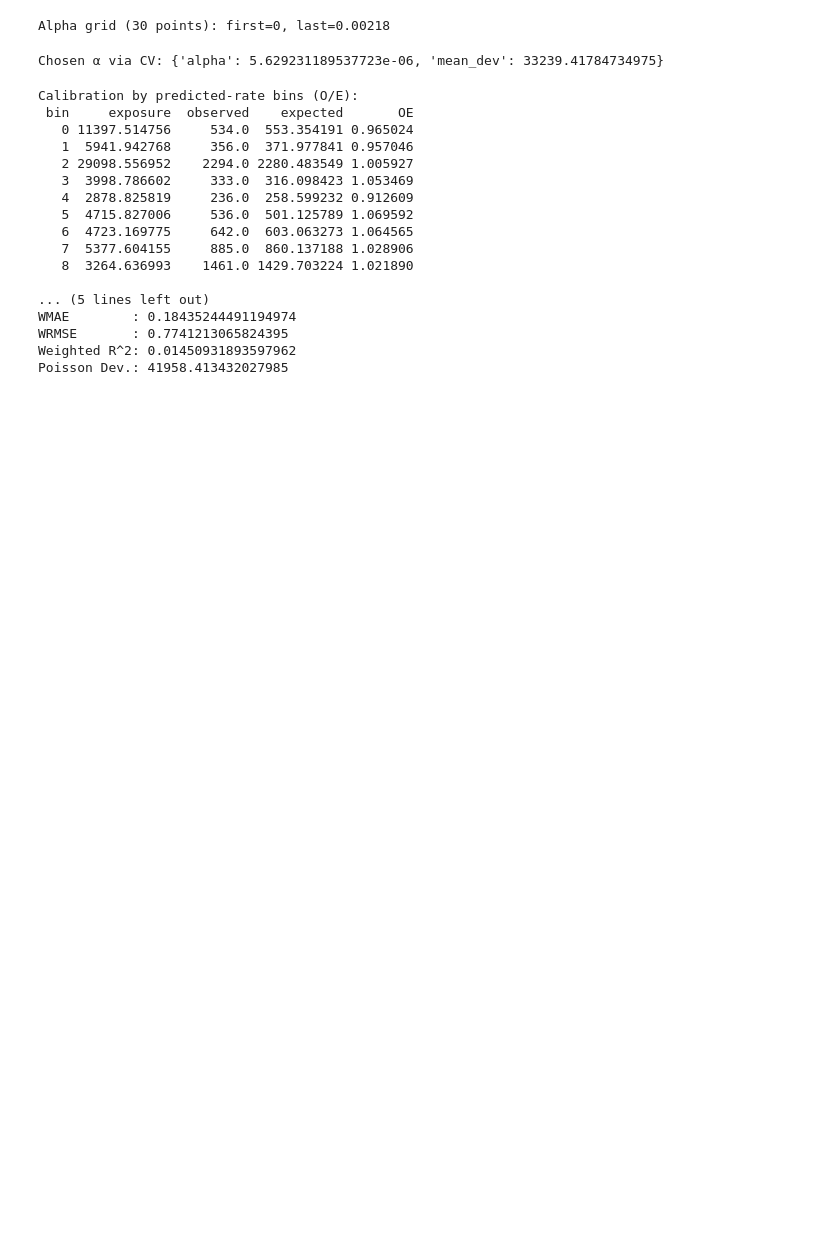
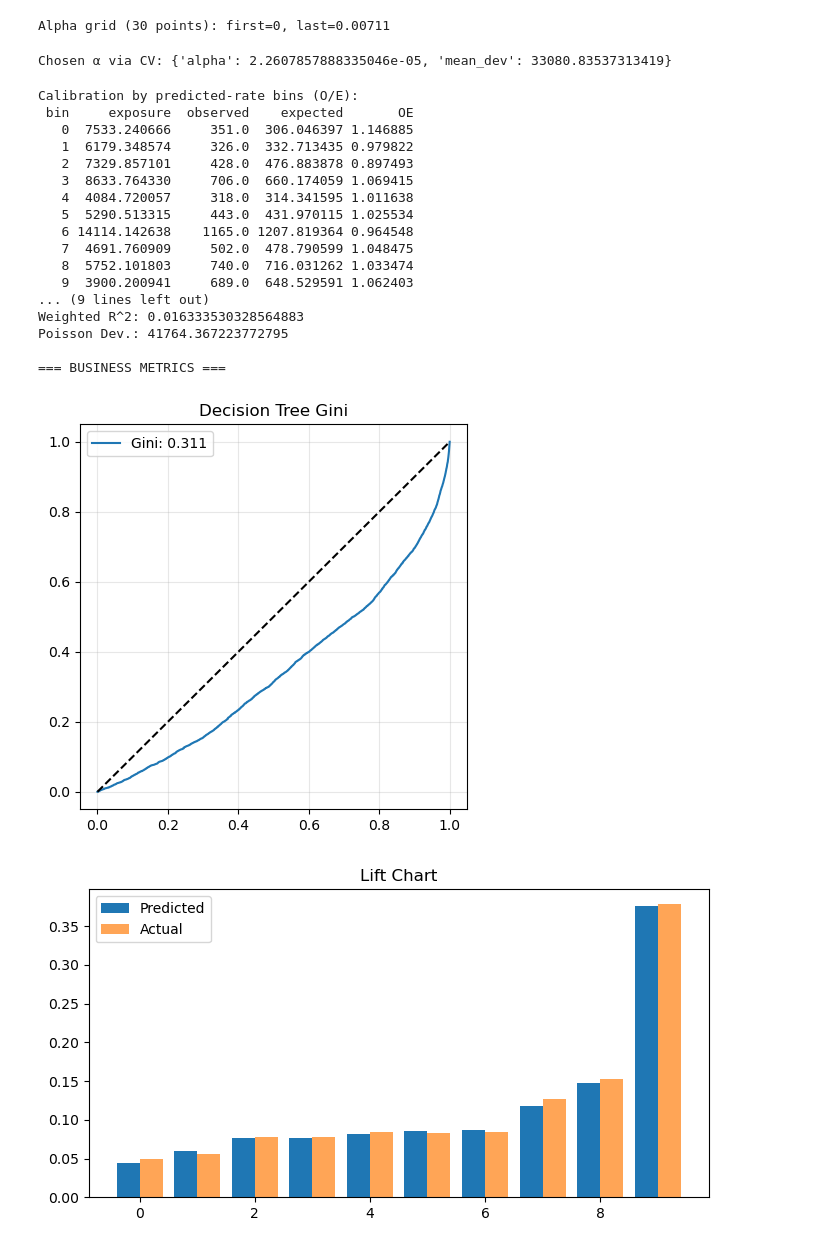
Before and after one commit to EKorczakitu/Clustered-Together, a Jupyter notebook: notebooks/02_Method1_DecisionTree part 2.ipynb, the cells around one changed output. Cells and saved outputs as stored; diff of their text form; code cells hidden in the pictures; blank space fills up the shorter version.

```diff
--- a/notebooks/02_Method1_DecisionTree part 2.ipynb
+++ b/notebooks/02_Method1_DecisionTree part 2.ipynb
@@ -227,7 +263,7 @@ for d in DEPTH_GRID:
             frac = float(np.clip(frac, 0.0, 0.4999))  # sklearn requires < 0.5
 
             model = DecisionTreeRegressor(
-                criterion="squared_error",
+                criterion="poisson",
                 splitter="best",
                 max_depth=int(d),
                 min_weight_fraction_leaf=frac,
@@ -271,7 +307,7 @@ frac_full = float(best_pre["min_leaf_weight"] / np.clip(w.sum(), 1e-12, None))
 frac_full = float(np.clip(frac_full, 0.0, 0.4999))
 
 seed_tree = DecisionTreeRegressor(
-    criterion="squared_error",
+    criterion="poisson",
     splitter="best",
     max_depth=best_pre["max_depth"],
     min_weight_fraction_leaf=frac_full,
@@ -291,7 +327,7 @@ if alphas.size > MAX_ALPHA_POINTS:
 
 print(f"Alpha grid ({len(alphas)} points): first={alphas[0]:.3g}, last={alphas[-1]:.3g}")
 # %% [output]
-Alpha grid (30 points): first=0, last=0.00218
+Alpha grid (30 points): first=0, last=0.00711
 # %%
 # ============================================
 # 3) CV over α with same pre-pruning caps (weighted WMAE)
@@ -307,7 +343,7 @@ for tr_idx, va_idx in kf.split(X):
 
     for i, a in enumerate(alphas):
         model = DecisionTreeRegressor(
-            criterion="squared_error",
+            criterion="poisson",
             splitter="best",
             max_depth=best_pre["max_depth"],
             min_weight_fraction_leaf=frac_fold,
@@ -324,60 +360,66 @@ i_best = int(np.argmin(alpha_scores))
 best_alpha = float(alphas[i_best])
 print("Chosen α via CV:", {"alpha": best_alpha, "mean_dev": float(alpha_scores[i_best])})
 # %% [output]
-Chosen α via CV: {'alpha': 5.629231189537723e-06, 'mean_dev': 33239.41784734975}
+Chosen α via CV: {'alpha': 2.2607857888335046e-05, 'mean_dev': 33080.83537313419}
 # %%
 # ============================================
 # 4) Final fit on ALL training + test evaluation
 # ============================================
 final = DecisionTreeRegressor(
-    criterion="squared_error",
+    criterion="poisson",
     splitter="best",
     max_depth=best_pre["max_depth"],
     min_weight_fraction_leaf=frac_full,
     ccp_alpha=best_alpha,
     random_state=SEED
 )
 final.fit(X, y, sample_weight=w)
 
 yhat_te = np.clip(final.predict(X_test), 0.0, None)
 
 # Calibration
 calib = calibration_table(yhat_te, y_te_cnt, w_test, n_bins=12)
 print("\nCalibration by predicted-rate bins (O/E):")
 print(calib.to_string(index=False))
 
 # Dispersion
 pearson_phi = pearson_overdispersion(y_te_cnt, w_test, yhat_te)
 scaled_D    = scaled_deviance(y_te_cnt, w_test, yhat_te)
 
 print("\nDispersion diagnostics:")
 print(f"Pearson over-dispersion (test): {pearson_phi:.3f}")
 print(f"Scaled Poisson deviance/df (test): {scaled_D:.3f}")
 
 # Test metrics
 print("\n=== TEST METRICS (final pruned) ===")
 print("WMAE        :", wmae(y_test, yhat_te, w_test))
 print("WRMSE       :", wrmse(y_test, yhat_te, w_test))
 print("Weighted R^2:", weighted_r2(y_test, yhat_te, w_test))
 print("Poisson Dev.:", poisson_deviance(y_te_cnt, w_test, yhat_te))
+
+print("\n=== BUSINESS METRICS ===")
+gini_score = plot_lorenz_curve(y_test, yhat_te, w_test, title="Decision Tree Gini")
+plot_lift_chart(y_test, yhat_te, w_test)
 # %% [output]
 Calibration by predicted-rate bins (O/E):
  bin     exposure  observed    expected       OE
-   0 11397.514756     534.0  553.354191 0.965024
-   1  5941.942768     356.0  371.977841 0.957046
-   2 29098.556952    2294.0 2280.483549 1.005927
-   3  3998.786602     333.0  316.098423 1.053469
-   4  2878.825819     236.0  258.599232 0.912609
-   5  4715.827006     536.0  501.125789 1.069592
-   6  4723.169775     642.0  603.063273 1.064565
-   7  5377.604155     885.0  860.137188 1.028906
-   8  3264.636993    1461.0 1429.703224 1.021890
+   0  7533.240666     351.0  306.046397 1.146885
+   1  6179.348574     326.0  332.713435 0.979822
+   2  7329.857101     428.0  476.883878 0.897493
+   3  8633.764330     706.0  660.174059 1.069415
+   4  4084.720057     318.0  314.341595 1.011638
+   5  5290.513315     443.0  431.970115 1.025534
+   6 14114.142638    1165.0 1207.819364 0.964548
+   7  4691.760909     502.0  478.790599 1.048475
+   8  5752.101803     740.0  716.031262 1.033474
+   9  3900.200941     689.0  648.529591 1.062403
+... (9 lines left out)
+Weighted R^2: 0.016333530328564883
+Poisson Dev.: 41764.367223772795
 
-... (5 lines left out)
-WMAE        : 0.18435244491194974
-WRMSE       : 0.7741213065824395
-Weighted R^2: 0.01450931893597962
-Poisson Dev.: 41958.413432027985
+=== BUSINESS METRICS ===
+[figure, added]
+[figure, added]
 # %%
 # ======================================================
 # Bias–Variance Trade-off (Bootstrap diagnostic)
```
Also changed, not shown: parts of 3 cells of this notebook, 3 other files.
